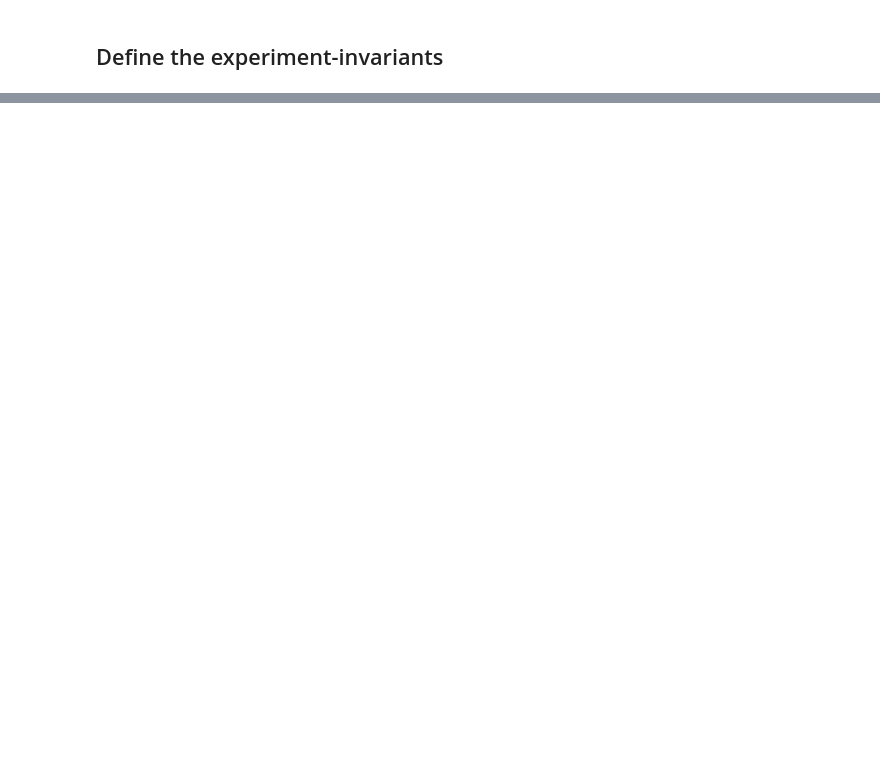
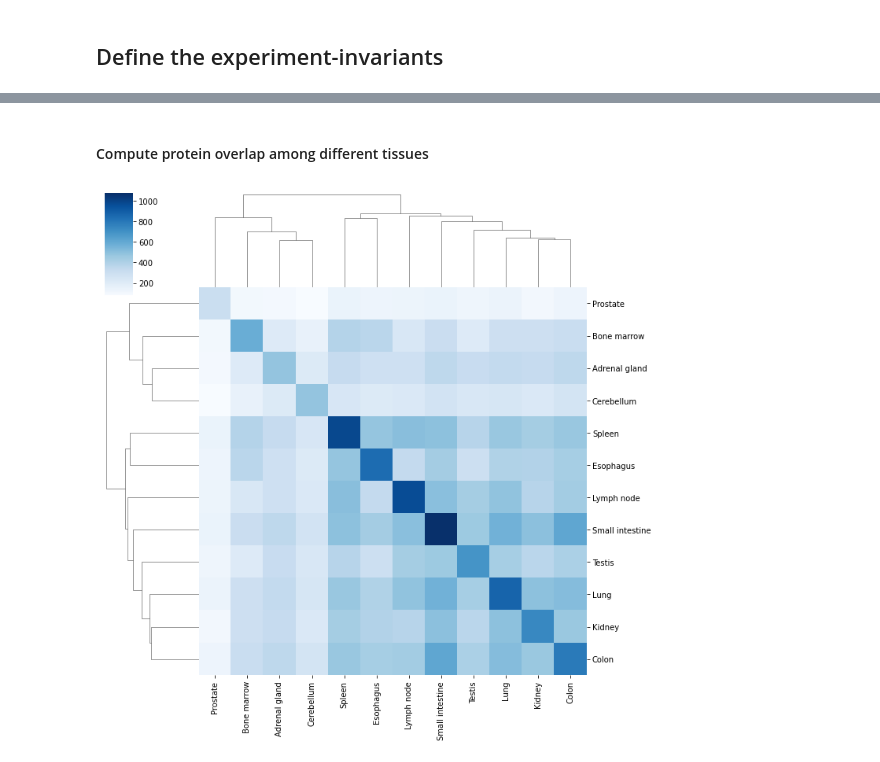
Before and after one commit to ikmb/iptoolkit, a Jupyter notebook: Tutorials/Tutorial_four_results_combine_it_all_togther.ipynb, the cells around one changed output, grey strips where cells are left out. Cells and saved outputs as stored; diff of their text form; code cells hidden in the pictures; blank space fills up the shorter version.

```diff
--- a/Tutorials/Tutorial_four_results_combine_it_all_togther.ipynb
+++ b/Tutorials/Tutorial_four_results_combine_it_all_togther.ipynb
@@ -157,0 +145,9 @@ NameError: name 'get_level_two_subdir' is not defined
+# %% [markdown]
+#### Compute protein overlap among different tissues
+# %%
+# get the overlap
+protein_overlap: pd.DataFrame = exp_set.compute_protein_overlap_matrix()
+###
+fig=plot_overlap_heatmap(protein_overlap,{'cmap':'Blues'})
+# %% [output]
+[figure, added]
```
Also changed, not shown: parts of 31 cells of this notebook, 2 other files.
